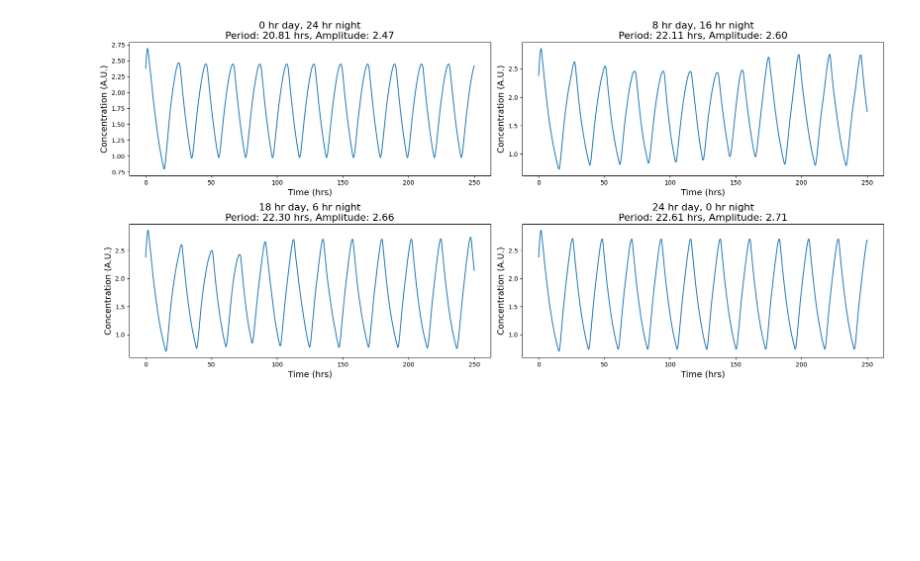
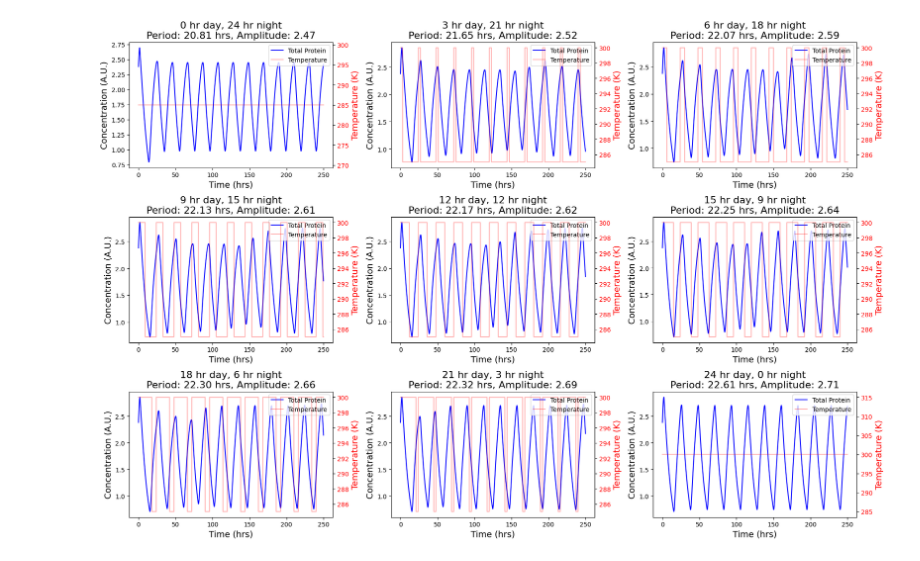
Before and after one commit to YM-25/final_year_project_Temp, a Jupyter notebook: codes/test.ipynb, the cells around one changed output. Cells and saved outputs as stored; diff of their text form; code cells hidden in the pictures; blank space fills up the shorter version.

```diff
--- a/codes/test.ipynb
+++ b/codes/test.ipynb
@@ -93,43 +93,61 @@ def analyze_oscillator_with_temp_cycle(day_length, night_length, total_time=250,
     ST_val = sol[:, 1]
     S_val = sol[:, 2]
 
     # Calculate total protein concentration over time
     total_protein = T_val + ST_val + S_val
 
     # Analyzing the amplitude and period of the total protein
     peaks, _ = find_peaks(total_protein)
     amplitudes = total_protein[peaks]
 
     if len(peaks) > 1:
         periods = np.diff(tspan[peaks])
         mean_period = np.mean(periods)
         mean_amplitude = np.mean(amplitudes)
     else:
         mean_period = np.nan
         mean_amplitude = np.nan
 
-    return tspan, total_protein, mean_period, mean_amplitude
+    return tspan, total_protein, temp_cycle, mean_period, mean_amplitude
 
 # Define day and night lengths for different conditions
 conditions = [
-    (0, 24),
-    (8,16),
-    (18, 6),
-    (24, 0)
+    (0, 24),  # 0 hr day, 24 hr night
+    (3, 21),  # 3 hr day, 21 hr night
+    (6, 18),  # 6 hr day, 18 hr night
+    (9, 15),  # 9 hr day, 15 hr night
+    (12, 12), # 12 hr day, 12 hr night
+    (15, 9),  # 15 hr day, 9 hr night
+    (18, 6),  # 18 hr day, 6 hr night
+    (21, 3),  # 21 hr day, 3 hr night
+    (24, 0)   # 24 hr day, 0 hr night
 ]
 
 # Plotting results for each condition
-plt.figure(figsize=(18, 12))
+fig, axs = plt.subplots(3, 3, figsize=(18, 12))
+axs = axs.flatten()
 
 for i, (day_length, night_length) in enumerate(conditions):
-    tspan, total_protein, mean_period, mean_amplitude = analyze_oscillator_with_temp_cycle(day_length, night_length)
-    plt.subplot(3, 2, i+1)
-    plt.plot(tspan, total_protein)
-    plt.xlabel('Time (hrs)', fontsize=14)
-    plt.ylabel('Concentration (A.U.)', fontsize=14)
-    plt.title(f'{day_length} hr day, {night_length} hr night\nPeriod: {mean_period:.2f} hrs, Amplitude: {mean_amplitude:.2f}', fontsize=16)
+    tspan, total_protein, temp_cycle, mean_period, mean_amplitude = analyze_oscillator_with_temp_cycle(day_length, night_length)
+
+    ax1 = axs[i]
+    ax2 = ax1.twinx()
+
+    ax1.plot(tspan, total_protein, 'b-', label='Total Protein')
+    ax2.plot(tspan, temp_cycle, 'r-', alpha=0.3, label='Temperature')
+
+    ax1.set_xlabel('Time (hrs)', fontsize=14)
+    ax1.set_ylabel('Concentration (A.U.)', fontsize=14)
+    ax2.set_ylabel('Temperature (K)', fontsize=14, color='r')
+    ax2.tick_params(axis='y', labelcolor='r')
+
+    ax1.set_title(f'{day_length} hr day, {night_length} hr night\nPeriod: {mean_period:.2f} hrs, Amplitude: {mean_amplitude:.2f}', fontsize=16)
+
+    lines1, labels1 = ax1.get_legend_handles_labels()
+    lines2, labels2 = ax2.get_legend_handles_labels()
+    ax1.legend(lines1 + lines2, labels1 + labels2, loc='upper right')
 
 plt.tight_layout()
 plt.show()
 # %% [output]
-[figure, old version]
+[figure, new version]
```
Also changed, not shown: 2 other files.
